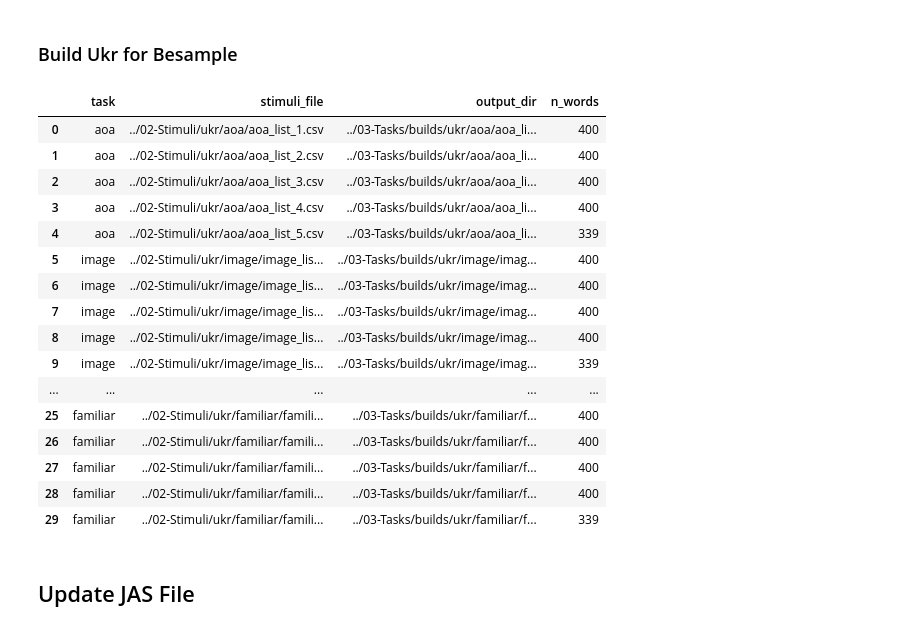
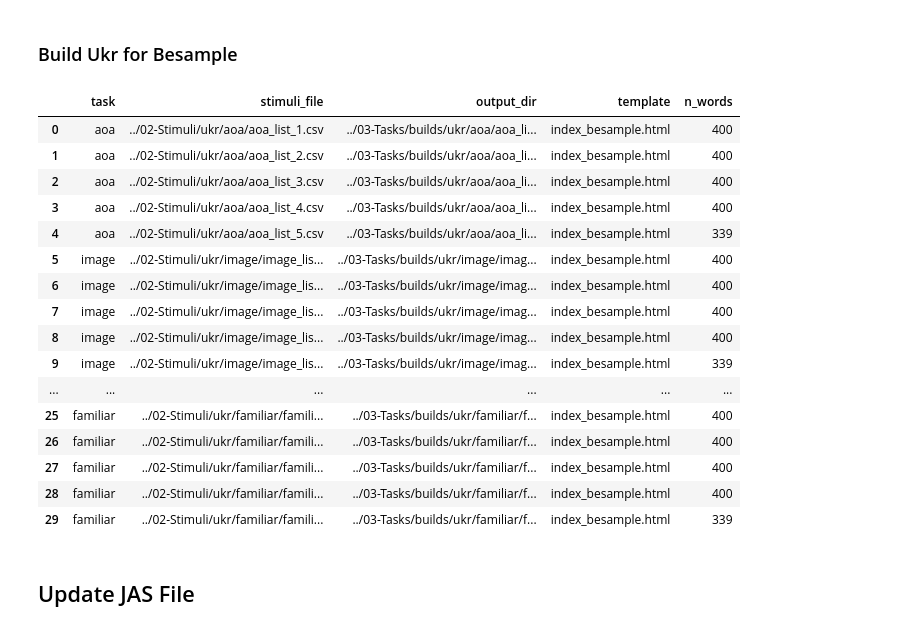
Before and after one commit to SemanticPriming/ML-One-Network, a Jupyter notebook: 03-Tasks/translate_build_experiment.ipynb, the cells around one changed output. Drawn from its saved outputs; the diff is of its cells as text; code cells hidden in the pictures.

Commit message:
make it zip the template as index.html for jatos

```diff
--- a/03-Tasks/translate_build_experiment.ipynb
+++ b/03-Tasks/translate_build_experiment.ipynb
@@ -290,10 +290,23 @@ def build_task_htmls_from_translation_csv(
     output_root="03-Tasks",
     tasks=("aoa", "image", "concrete", "valence", "arousal", "familiar"),
     index_templates=DEFAULT_INDEX_TEMPLATES,
+    template_output_map=None,
 ):
     translation_dict = load_translation_dict(translation_csv)
 
     summary = []
+
+    if isinstance(index_templates, str):
+        index_templates = (index_templates,)
+    index_templates = tuple(index_templates)
+
+    if template_output_map is None:
+        template_output_map = {}
+
+    original_output_map = dict(template_output_map)
+    template_output_map = {
+        tpl: original_output_map.get(tpl, tpl) for tpl in index_templates
+    }
 
     for task in tasks:
         task_dir = Path(task_template_root) / task
@@ -354,8 +367,8 @@ def build_task_htmls_from_translation_csv(
                 filled_template_html = insert_words_into_html_string(
                     template_html, words
                 )
-
-                write_text(exp_dir / template_name, filled_template_html)
+                output_name = template_output_map.get(template_name, template_name)
+                write_text(exp_dir / output_name, filled_template_html)
 
             write_text(exp_dir / "consent.html", translated_consent_html)
 
@@ -375,32 +388,33 @@ def build_task_htmls_from_translation_csv(
 # %%
 summary_df = build_task_htmls_from_translation_csv(
     lang="ukr",
     translation_csv="../01-Translation/ukr/ukr_experiment.csv",
     task_template_root="../03-Tasks",
     stimuli_root="../02-Stimuli",
     output_root="../03-Tasks/builds",
-    index_templates=("index_besample.html")
+    index_templates=("index_besample.html",),
+    template_output_map={"index_besample.html": "index.html"},
 )
 
 summary_df
 # %% [output]
-|  | task | stimuli_file | output_dir | n_words |
-| 0 | aoa | ../02-Stimuli/ukr/aoa/aoa_list_1.csv | ../03-Tasks/builds/ukr/aoa/aoa_li... | 400 |
-| 1 | aoa | ../02-Stimuli/ukr/aoa/aoa_list_2.csv | ../03-Tasks/builds/ukr/aoa/aoa_li... | 400 |
-| 2 | aoa | ../02-Stimuli/ukr/aoa/aoa_list_3.csv | ../03-Tasks/builds/ukr/aoa/aoa_li... | 400 |
-| 3 | aoa | ../02-Stimuli/ukr/aoa/aoa_list_4.csv | ../03-Tasks/builds/ukr/aoa/aoa_li... | 400 |
-| 4 | aoa | ../02-Stimuli/ukr/aoa/aoa_list_5.csv | ../03-Tasks/builds/ukr/aoa/aoa_li... | 339 |
-| 5 | image | ../02-Stimuli/ukr/image/image_lis... | ../03-Tasks/builds/ukr/image/imag... | 400 |
-| 6 | image | ../02-Stimuli/ukr/image/image_lis... | ../03-Tasks/builds/ukr/image/imag... | 400 |
-| 7 | image | ../02-Stimuli/ukr/image/image_lis... | ../03-Tasks/builds/ukr/image/imag... | 400 |
-| 8 | image | ../02-Stimuli/ukr/image/image_lis... | ../03-Tasks/builds/ukr/image/imag... | 400 |
-| 9 | image | ../02-Stimuli/ukr/image/image_lis... | ../03-Tasks/builds/ukr/image/imag... | 339 |
-| ... | ... | ... | ... | ... |
-| 25 | familiar | ../02-Stimuli/ukr/familiar/famili... | ../03-Tasks/builds/ukr/familiar/f... | 400 |
-| 26 | familiar | ../02-Stimuli/ukr/familiar/famili... | ../03-Tasks/builds/ukr/familiar/f... | 400 |
-| 27 | familiar | ../02-Stimuli/ukr/familiar/famili... | ../03-Tasks/builds/ukr/familiar/f... | 400 |
-| 28 | familiar | ../02-Stimuli/ukr/familiar/famili... | ../03-Tasks/builds/ukr/familiar/f... | 400 |
-| 29 | familiar | ../02-Stimuli/ukr/familiar/famili... | ../03-Tasks/builds/ukr/familiar/f... | 339 |
+|  | task | stimuli_file | output_dir | template | n_words |
+| 0 | aoa | ../02-Stimuli/ukr/aoa/aoa_list_1.csv | ../03-Tasks/builds/ukr/aoa/aoa_li... | index_besample.html | 400 |
+| 1 | aoa | ../02-Stimuli/ukr/aoa/aoa_list_2.csv | ../03-Tasks/builds/ukr/aoa/aoa_li... | index_besample.html | 400 |
+| 2 | aoa | ../02-Stimuli/ukr/aoa/aoa_list_3.csv | ../03-Tasks/builds/ukr/aoa/aoa_li... | index_besample.html | 400 |
+| 3 | aoa | ../02-Stimuli/ukr/aoa/aoa_list_4.csv | ../03-Tasks/builds/ukr/aoa/aoa_li... | index_besample.html | 400 |
+| 4 | aoa | ../02-Stimuli/ukr/aoa/aoa_list_5.csv | ../03-Tasks/builds/ukr/aoa/aoa_li... | index_besample.html | 339 |
+| 5 | image | ../02-Stimuli/ukr/image/image_lis... | ../03-Tasks/builds/ukr/image/imag... | index_besample.html | 400 |
+| 6 | image | ../02-Stimuli/ukr/image/image_lis... | ../03-Tasks/builds/ukr/image/imag... | index_besample.html | 400 |
+| 7 | image | ../02-Stimuli/ukr/image/image_lis... | ../03-Tasks/builds/ukr/image/imag... | index_besample.html | 400 |
+| 8 | image | ../02-Stimuli/ukr/image/image_lis... | ../03-Tasks/builds/ukr/image/imag... | index_besample.html | 400 |
+| 9 | image | ../02-Stimuli/ukr/image/image_lis... | ../03-Tasks/builds/ukr/image/imag... | index_besample.html | 339 |
+| ... | ... | ... | ... | ... | ... |
+| 25 | familiar | ../02-Stimuli/ukr/familiar/famili... | ../03-Tasks/builds/ukr/familiar/f... | index_besample.html | 400 |
+| 26 | familiar | ../02-Stimuli/ukr/familiar/famili... | ../03-Tasks/builds/ukr/familiar/f... | index_besample.html | 400 |
+| 27 | familiar | ../02-Stimuli/ukr/familiar/famili... | ../03-Tasks/builds/ukr/familiar/f... | index_besample.html | 400 |
+| 28 | familiar | ../02-Stimuli/ukr/familiar/famili... | ../03-Tasks/builds/ukr/familiar/f... | index_besample.html | 400 |
+| 29 | familiar | ../02-Stimuli/ukr/familiar/famili... | ../03-Tasks/builds/ukr/familiar/f... | index_besample.html | 339 |
 # %% [markdown]
 ## Update JAS File
 # %%
```
Also changed, not shown: parts of 2 cells of this notebook.
